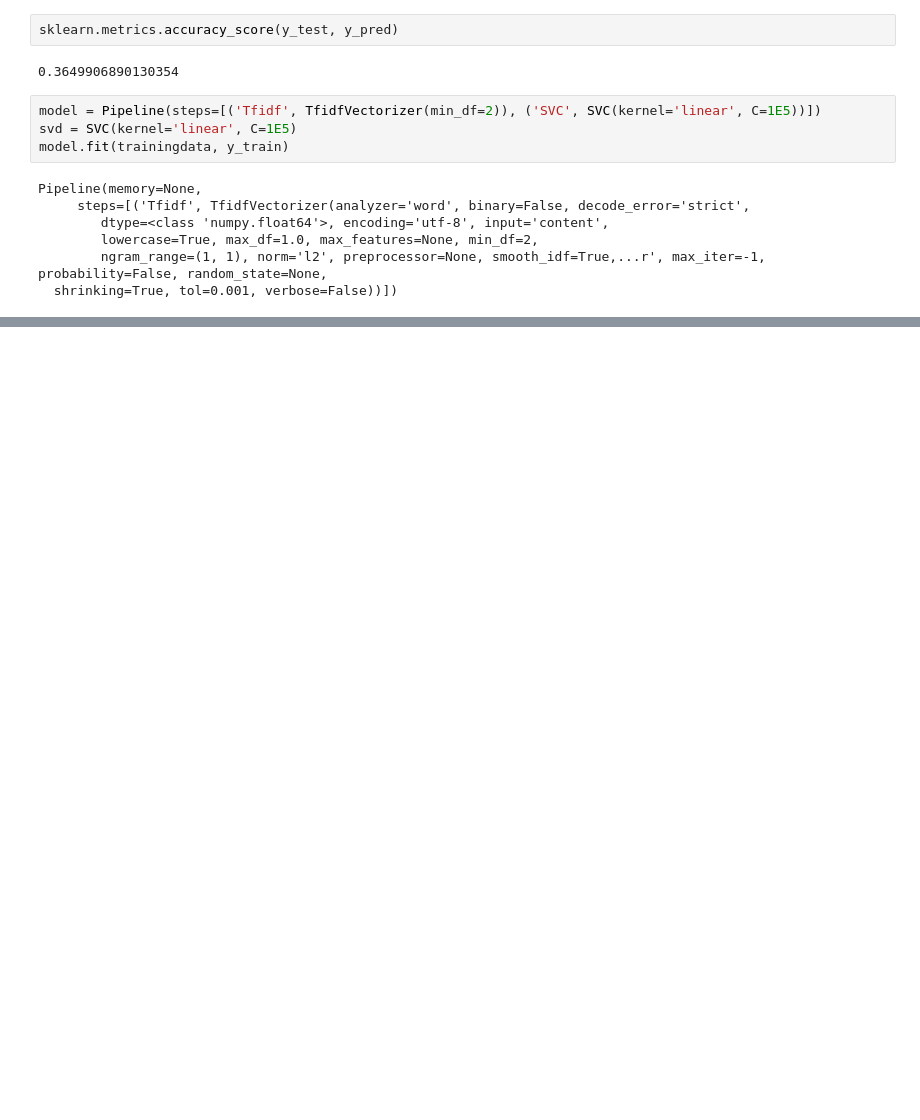
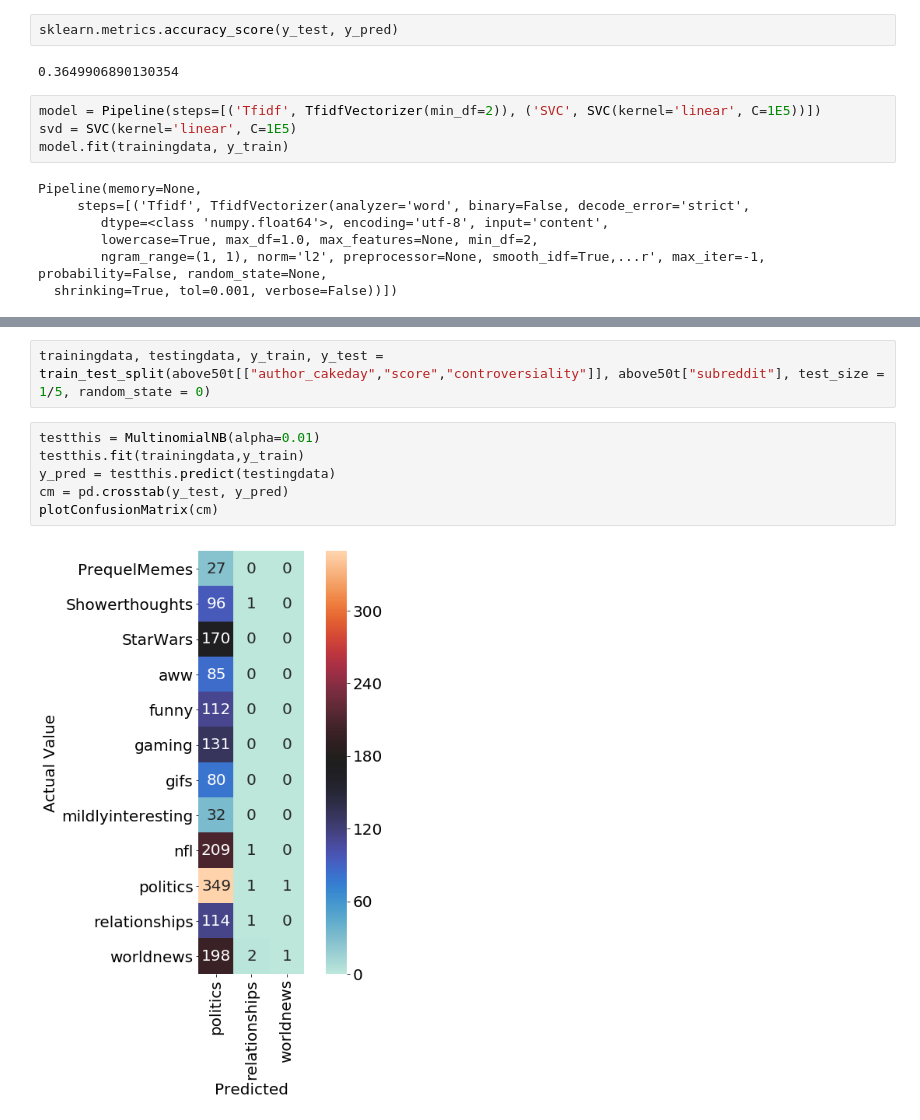
Before and after one commit to Data-Science-for-Linguists-2019/Reddit-Comment-Analysis, a Jupyter notebook: current_phase/phase3progress.ipynb, the cells around one changed output, grey strips where cells are left out. Drawn from its saved outputs; the diff is of its cells as text; blank space fills up the shorter version.

```diff
--- a/current_phase/phase3progress.ipynb
+++ b/current_phase/phase3progress.ipynb
@@ -167,0 +214,10 @@ Name: subreddit, dtype: int64
+# %%
+trainingdata, testingdata, y_train, y_test = train_test_split(above50t[["author_cakeday","score","controversiality"]], above50t["subreddit"], test_size = 1/5, random_state = 0)
+# %%
+testthis = MultinomialNB(alpha=0.01)
+testthis.fit(trainingdata,y_train)
+y_pred = testthis.predict(testingdata)
+cm = pd.crosstab(y_test, y_pred)
+plotConfusionMatrix(cm)
+# %% [output]
+[figure, added]
```
Also changed, not shown: parts of 31 cells of this notebook.
